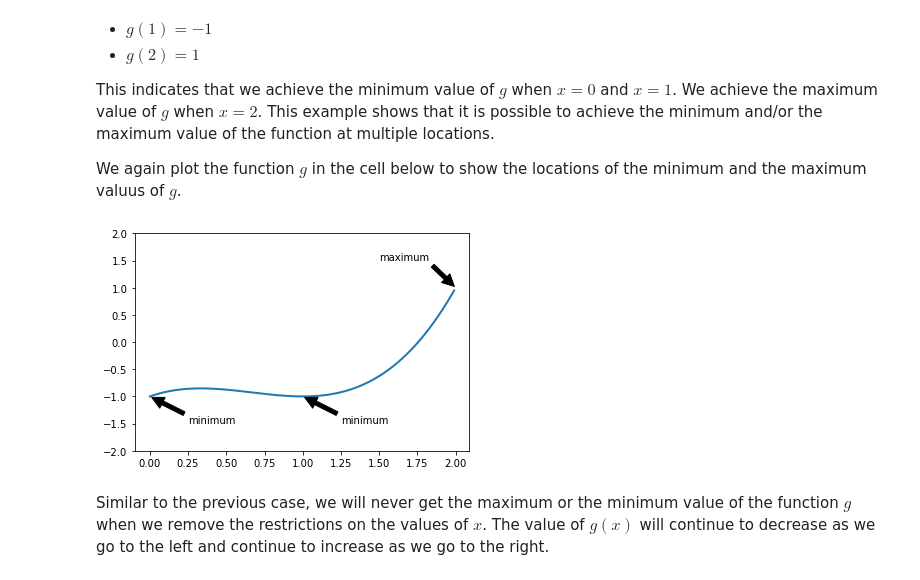
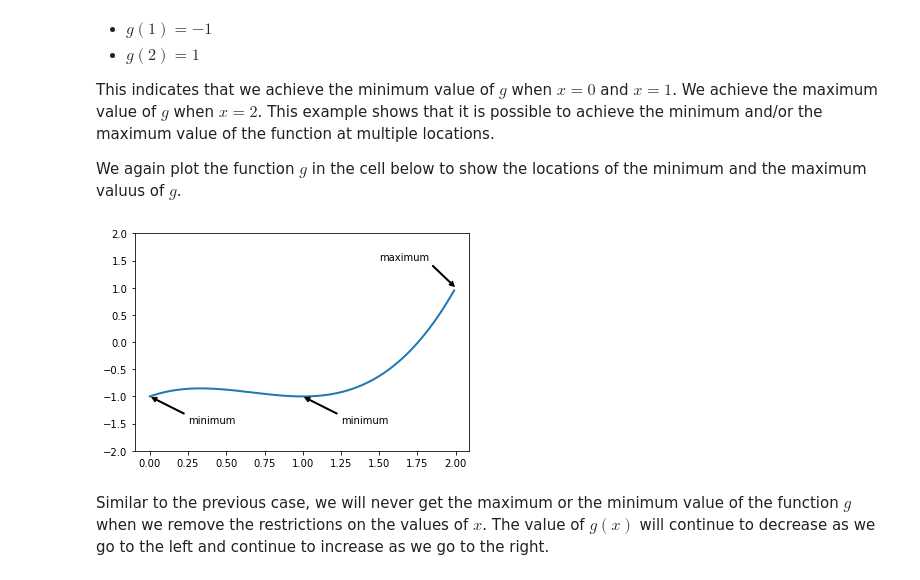
Before and after one commit to tinabargo/optimization-notes, a Jupyter notebook: Notebook 1 - Introduction to Optimization.ipynb, the cells around one changed output. Saved outputs shown, nothing was run; the diff lists cells and outputs as text; code cells hidden in the pictures.

```diff
--- a/Notebook 1 - Introduction to Optimization.ipynb
+++ b/Notebook 1 - Introduction to Optimization.ipynb
@@ -62,20 +64,23 @@ We again plot the function $g$ in the cell below to show the locations of the mi
 # %%
 # Plot of g(x) = x^3 - 2x^2 + x - 1, where x \in [0,2]
 t = np.arange(0.0, 2.0, 0.01)
 s = t**3 -2*t**2 + t - 1
 line, = plt.plot(t, s, lw=2)
 
 plt.annotate('minimum', xy=(0,-1), xytext=(0.25,-1.5),
-             arrowprops=dict(facecolor='black', shrink=0.05))
+             arrowprops=dict(facecolor='black', width=1, headwidth=5,
+                             headlength=5, shrink=0.05))
 plt.annotate('minimum', xy=(1,-1), xytext=(1.25,-1.5),
-             arrowprops=dict(facecolor='black', shrink=0.05))
+             arrowprops=dict(facecolor='black', width=1, headwidth=5,
+                             headlength=5, shrink=0.05))
 plt.annotate('maximum', xy=(2,1), xytext=(1.5,1.5),
-             arrowprops=dict(facecolor='black', shrink=0.05))
+             arrowprops=dict(facecolor='black', width=1, headwidth=5,
+                             headlength=5, shrink=0.05))
 
 plt.ylim(-2,2)
 plt.show()
 # %% [output]
-[figure, old version]
+[figure, new version]
 # %% [markdown]
 Similar to the previous case, we will never get the maximum or the minimum value of the function $g$ when we remove the restrictions on the values of $x$. The value of $g(x)$ will continue to decrease as we go to the left and continue to increase as we go to the right.
 # %% [markdown]
```
Also changed, not shown: parts of 3 cells of this notebook.
